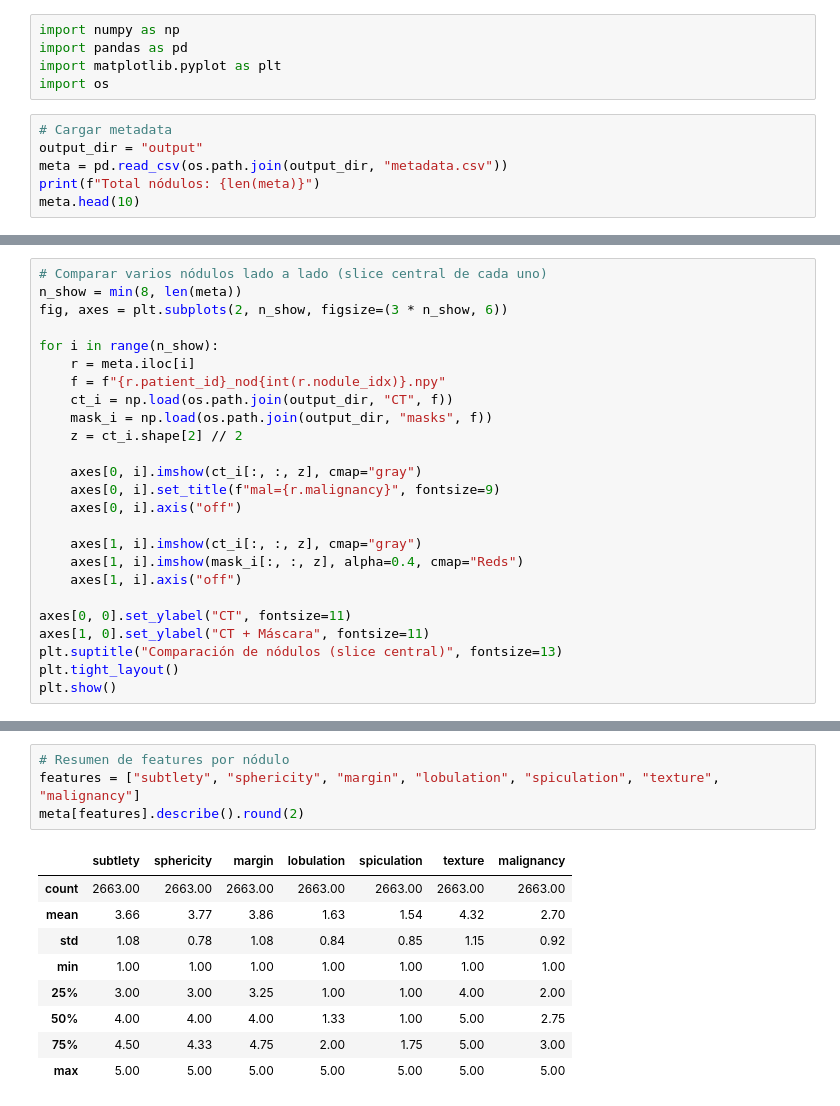
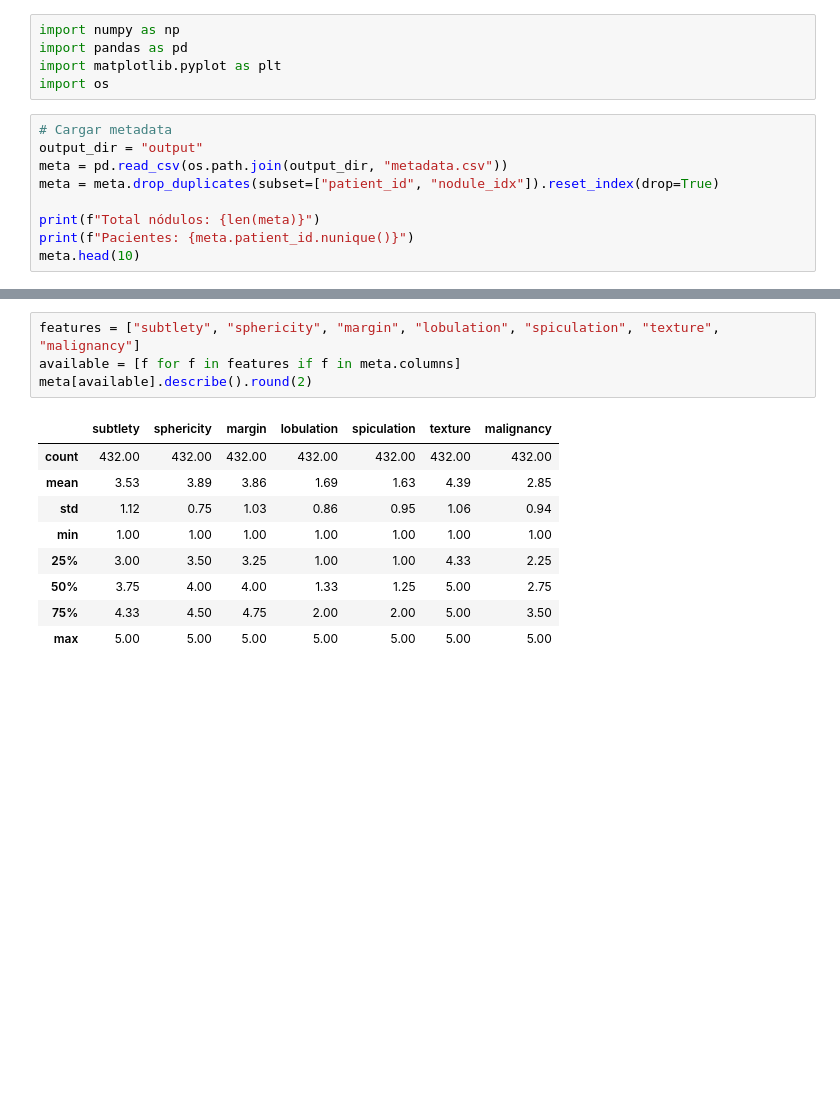
Before and after one commit to Loann-ca/TFM, a Jupyter notebook: visualize_data.ipynb, the cells around one changed output, grey strips where cells are left out. Cells and saved outputs as stored; diff of their text form; blank space fills up the shorter version.

```diff
--- a/visualize_data.ipynb
+++ b/visualize_data.ipynb
@@ -11,6 +12,9 @@ import os
 # Cargar metadata
 output_dir = "output"
 meta = pd.read_csv(os.path.join(output_dir, "metadata.csv"))
+meta = meta.drop_duplicates(subset=["patient_id", "nodule_idx"]).reset_index(drop=True)
+
 print(f"Total nódulos: {len(meta)}")
+print(f"Pacientes: {meta.patient_id.nunique()}")
 meta.head(10)
 # %% [output]
@@ -107,25 +198,0 @@ plt.show()
-# %%
-# Comparar varios nódulos lado a lado (slice central de cada uno)
-n_show = min(8, len(meta))
-fig, axes = plt.subplots(2, n_show, figsize=(3 * n_show, 6))
-
-for i in range(n_show):
-    r = meta.iloc[i]
-    f = f"{r.patient_id}_nod{int(r.nodule_idx)}.npy"
-    ct_i = np.load(os.path.join(output_dir, "CT", f))
-    mask_i = np.load(os.path.join(output_dir, "masks", f))
-    z = ct_i.shape[2] // 2
-
-    axes[0, i].imshow(ct_i[:, :, z], cmap="gray")
-    axes[0, i].set_title(f"mal={r.malignancy}", fontsize=9)
-    axes[0, i].axis("off")
-
-    axes[1, i].imshow(ct_i[:, :, z], cmap="gray")
-    axes[1, i].imshow(mask_i[:, :, z], alpha=0.4, cmap="Reds")
-    axes[1, i].axis("off")
-
-axes[0, 0].set_ylabel("CT", fontsize=11)
-axes[1, 0].set_ylabel("CT + Máscara", fontsize=11)
-plt.suptitle("Comparación de nódulos (slice central)", fontsize=13)
-plt.tight_layout()
-plt.show()
@@ -134,14 +201,14 @@ plt.show()
 # %%
-# Resumen de features por nódulo
 features = ["subtlety", "sphericity", "margin", "lobulation", "spiculation", "texture", "malignancy"]
-meta[features].describe().round(2)
+available = [f for f in features if f in meta.columns]
+meta[available].describe().round(2)
 # %% [output]
 |  | subtlety | sphericity | margin | lobulation | spiculation | texture | malignancy |
-| count | 2663.00 | 2663.00 | 2663.00 | 2663.00 | 2663.00 | 2663.00 | 2663.00 |
-| mean | 3.66 | 3.77 | 3.86 | 1.63 | 1.54 | 4.32 | 2.70 |
-| std | 1.08 | 0.78 | 1.08 | 0.84 | 0.85 | 1.15 | 0.92 |
+| count | 432.00 | 432.00 | 432.00 | 432.00 | 432.00 | 432.00 | 432.00 |
+| mean | 3.53 | 3.89 | 3.86 | 1.69 | 1.63 | 4.39 | 2.85 |
+| std | 1.12 | 0.75 | 1.03 | 0.86 | 0.95 | 1.06 | 0.94 |
 | min | 1.00 | 1.00 | 1.00 | 1.00 | 1.00 | 1.00 | 1.00 |
-| 25% | 3.00 | 3.00 | 3.25 | 1.00 | 1.00 | 4.00 | 2.00 |
-| 50% | 4.00 | 4.00 | 4.00 | 1.33 | 1.00 | 5.00 | 2.75 |
-| 75% | 4.50 | 4.33 | 4.75 | 2.00 | 1.75 | 5.00 | 3.00 |
+| 25% | 3.00 | 3.50 | 3.25 | 1.00 | 1.00 | 4.33 | 2.25 |
+| 50% | 3.75 | 4.00 | 4.00 | 1.33 | 1.25 | 5.00 | 2.75 |
+| 75% | 4.33 | 4.50 | 4.75 | 2.00 | 2.00 | 5.00 | 3.50 |
 | max | 5.00 | 5.00 | 5.00 | 5.00 | 5.00 | 5.00 | 5.00 |
```
Also changed, not shown: parts of 19 cells of this notebook.
